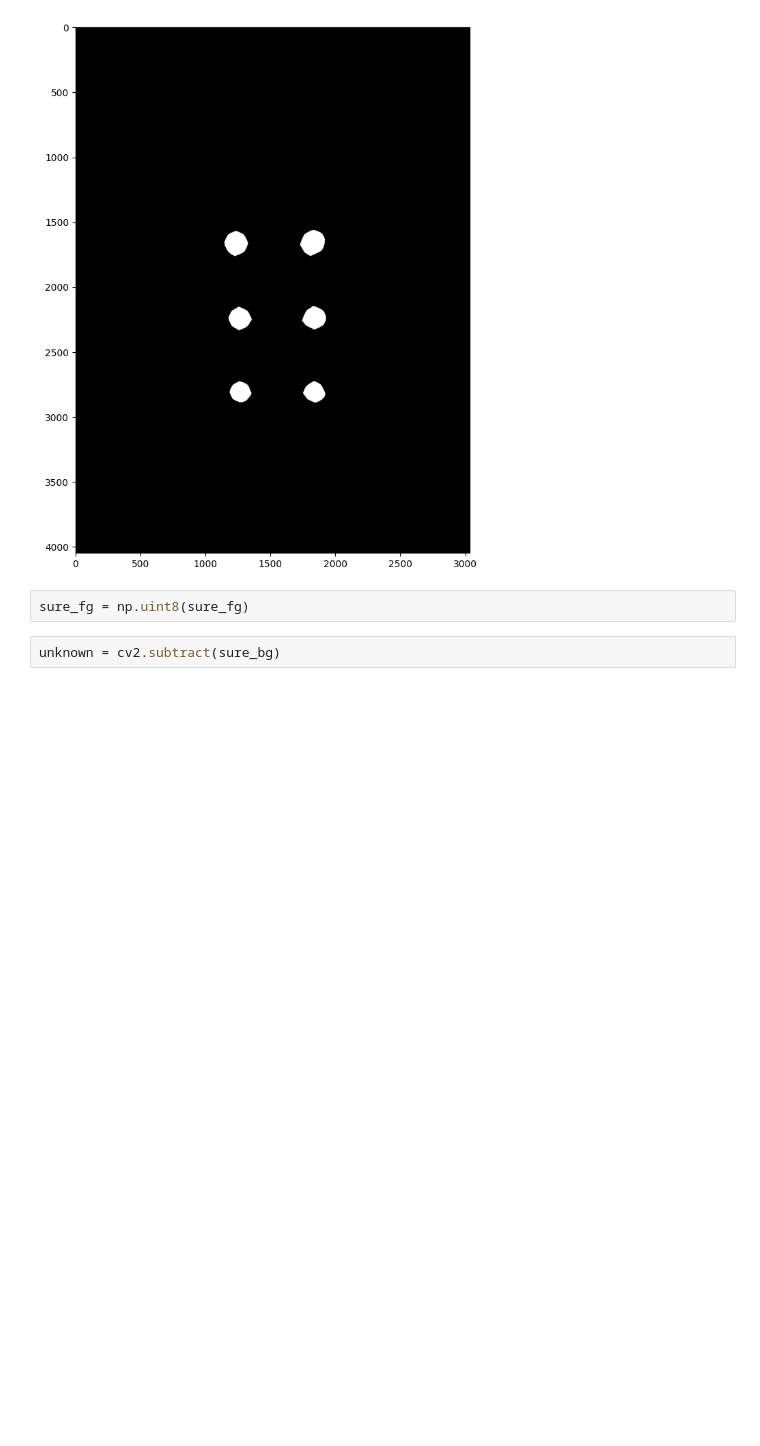
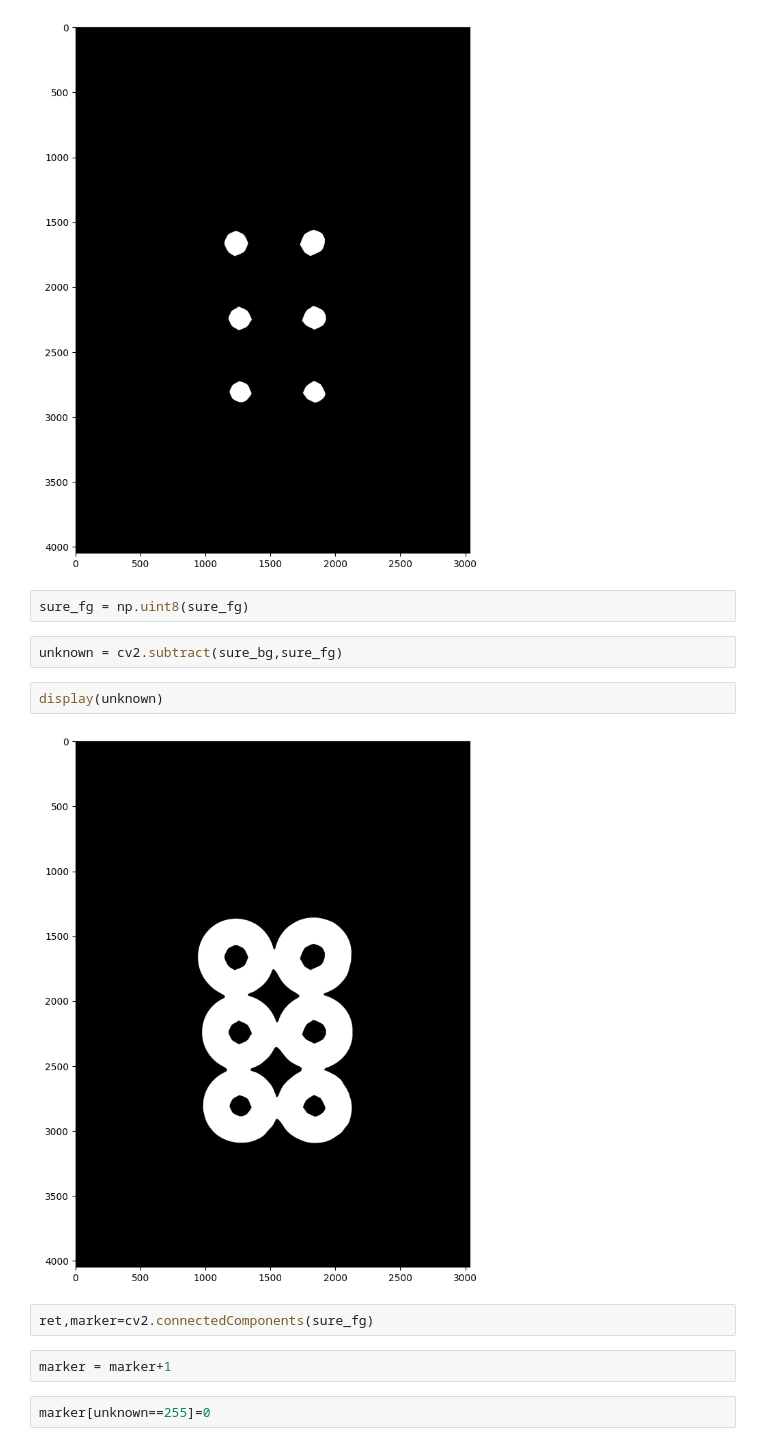
Before and after one commit to SuvitKumar003/computer-Vision-Projects, a Jupyter notebook: watershed_algorithm.ipynb, the cells around one changed output. Saved outputs shown, nothing was run; the diff lists cells and outputs as text; blank space fills up the shorter version.

```diff
--- a/watershed_algorithm.ipynb
+++ b/watershed_algorithm.ipynb
@@ -92,4 +98,14 @@ display(sure_fg)
 # %%
 sure_fg = np.uint8(sure_fg)
 # %%
-unknown = cv2.subtract(sure_bg)
+unknown = cv2.subtract(sure_bg,sure_fg)
+# %%
+display(unknown)
+# %% [output]
+[figure, added]
+# %%
+ret,marker=cv2.connectedComponents(sure_fg)
+# %%
+marker = marker+1
+# %%
+marker[unknown==255]=0
```
Also changed, not shown: parts of 2 cells of this notebook.
